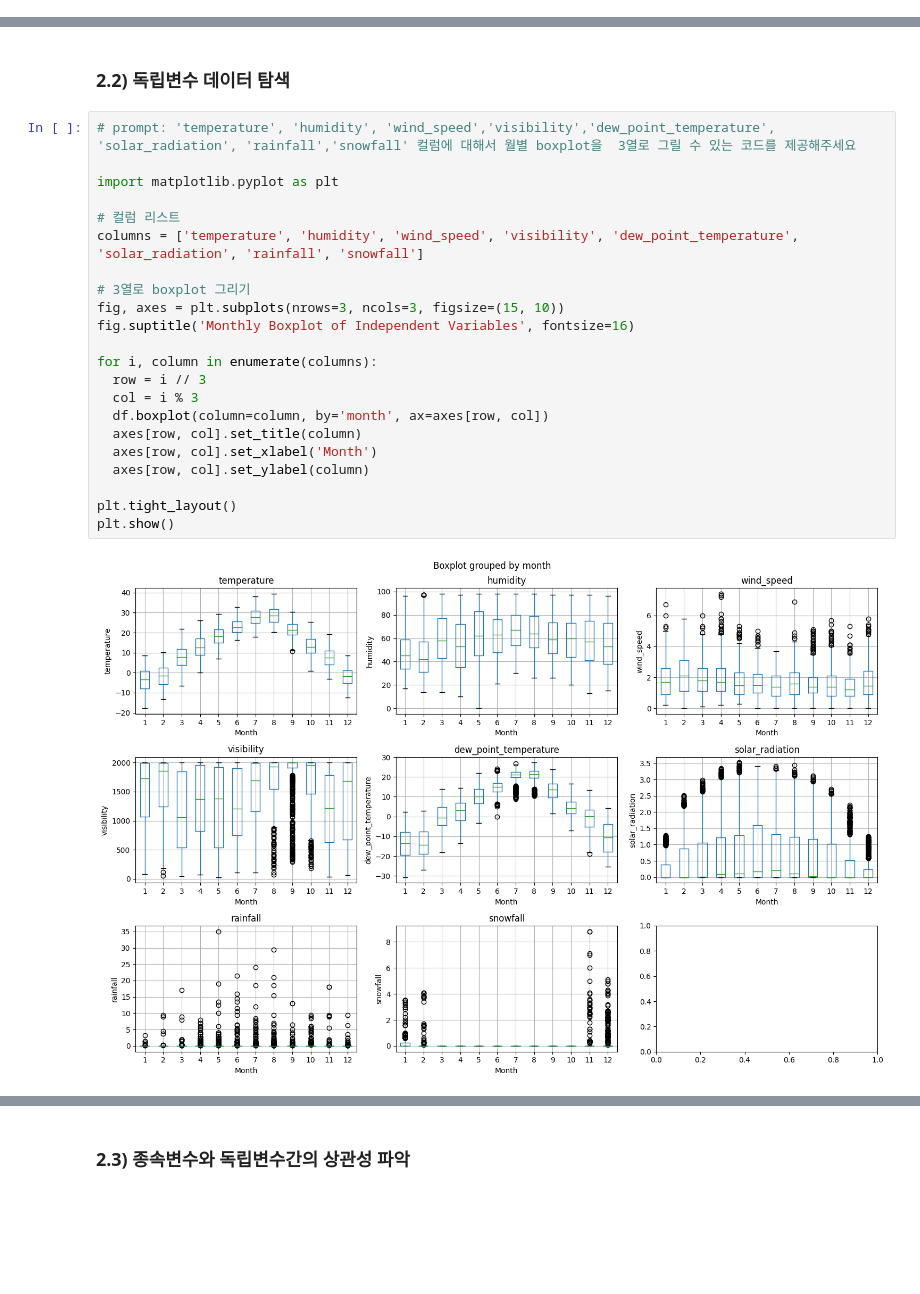
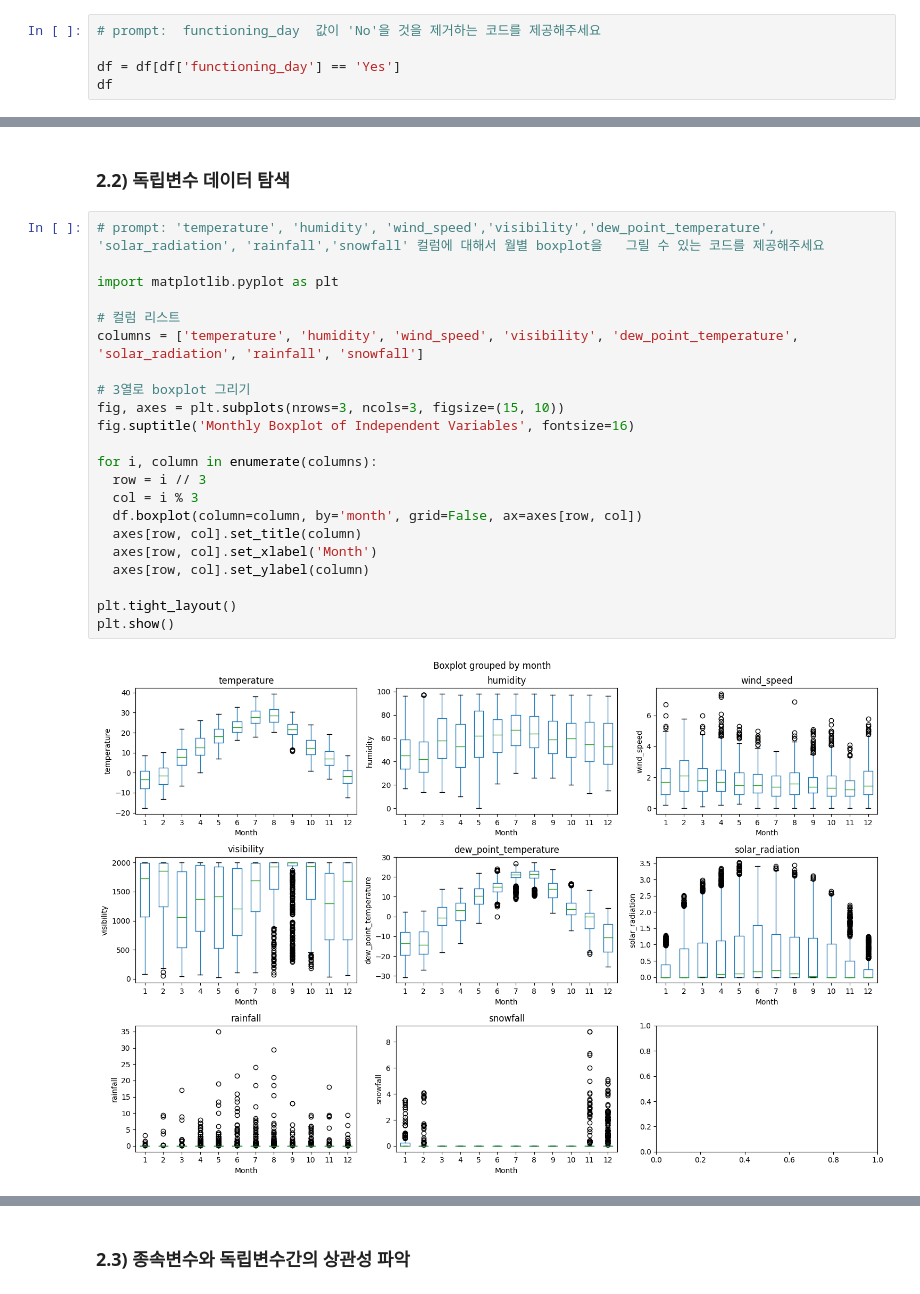
Before and after one commit to datadigger01/datamining, a Jupyter notebook: Cleansing_Visual_Exp3.ipynb, the cells around one changed output, grey strips where cells are left out. Cells and saved outputs as stored; diff of their text form; blank space fills up the shorter version.

```diff
--- a/Cleansing_Visual_Exp3.ipynb
+++ b/Cleansing_Visual_Exp3.ipynb
@@ -255,0 +297,5 @@ plt.show()
+# %%
+# prompt:  functioning_day  값이 'No'을 것을 제거하는 코드를 제공해주세요
+
+df = df[df['functioning_day'] == 'Yes']
+df
@@ -256,26 +317,26 @@ plt.show()
 # %% [markdown]
 ### 2.2) 독립변수 데이터 탐색
 # %%
-# prompt: 'temperature', 'humidity', 'wind_speed','visibility','dew_point_temperature', 'solar_radiation', 'rainfall','snowfall' 컬럼에 대해서 월별 boxplot을  3열로 그릴 수 있는 코드를 제공해주세요
+# prompt: 'temperature', 'humidity', 'wind_speed','visibility','dew_point_temperature', 'solar_radiation', 'rainfall','snowfall' 컬럼에 대해서 월별 boxplot을   그릴 수 있는 코드를 제공해주세요
 
 import matplotlib.pyplot as plt
 
 # 컬럼 리스트
 columns = ['temperature', 'humidity', 'wind_speed', 'visibility', 'dew_point_temperature', 'solar_radiation', 'rainfall', 'snowfall']
 
 # 3열로 boxplot 그리기
 fig, axes = plt.subplots(nrows=3, ncols=3, figsize=(15, 10))
 fig.suptitle('Monthly Boxplot of Independent Variables', fontsize=16)
 
 for i, column in enumerate(columns):
   row = i // 3
   col = i % 3
-  df.boxplot(column=column, by='month', ax=axes[row, col])
+  df.boxplot(column=column, by='month', grid=False, ax=axes[row, col])
   axes[row, col].set_title(column)
   axes[row, col].set_xlabel('Month')
   axes[row, col].set_ylabel(column)
 
 plt.tight_layout()
 plt.show()
 # %% [output]
-[figure, old version]
+[figure, new version]
```
Also changed, not shown: parts of 12 cells of this notebook.
